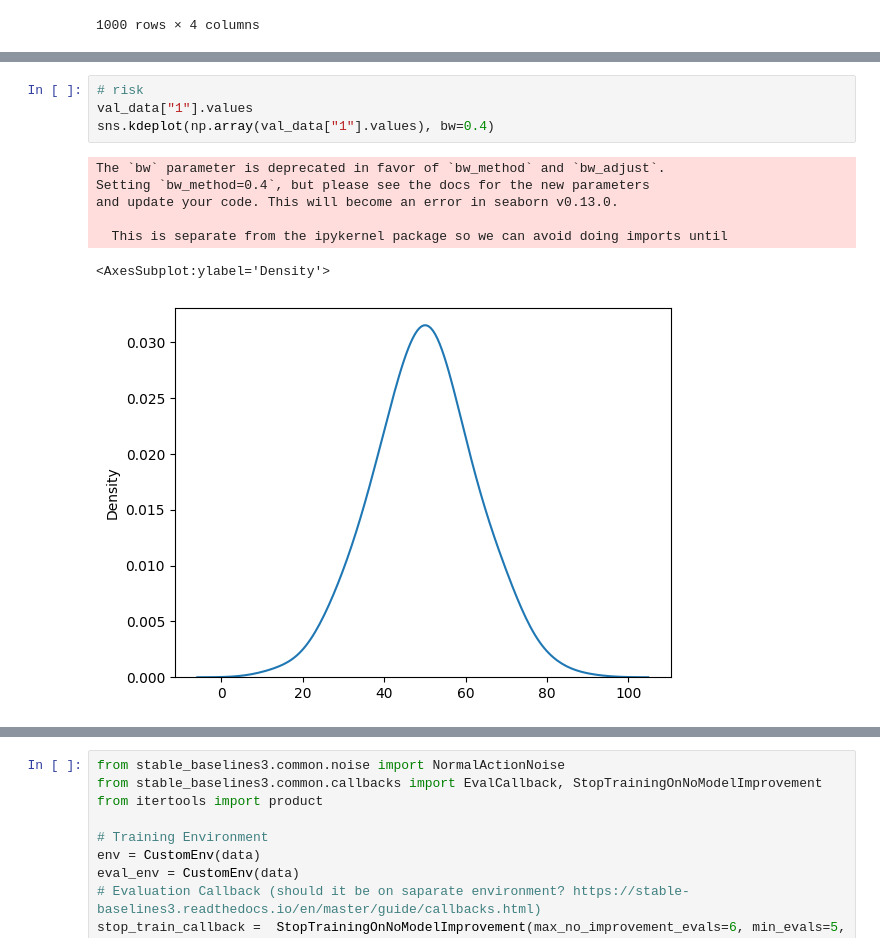
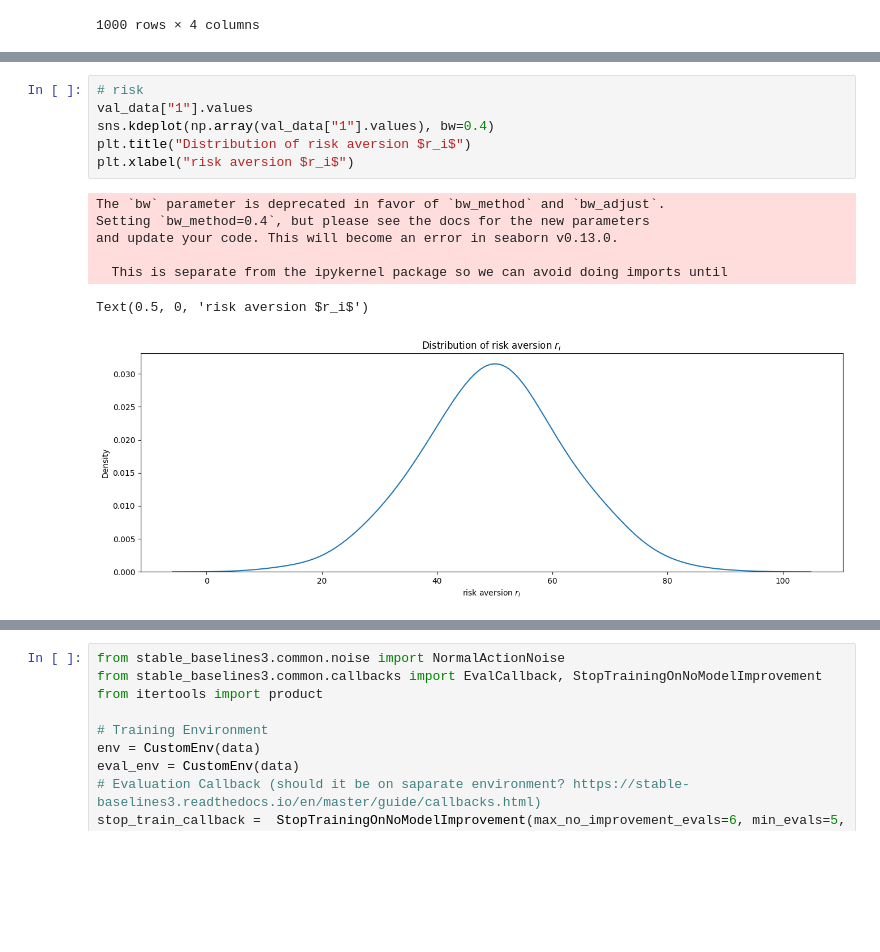
Before and after one commit to CriticalNameError/beastfolio, a Jupyter notebook: data_exploration.ipynb, the cells around one changed output, grey strips where cells are left out. Saved outputs shown, nothing was run; the diff lists cells and outputs as text; blank space fills up the shorter version.

```diff
--- a/data_exploration.ipynb
+++ b/data_exploration.ipynb
@@ -426,15 +445,17 @@ and update your code. This will become an error in seaborn v0.13.0.
 # %%
 # risk
 val_data["1"].values
 sns.kdeplot(np.array(val_data["1"].values), bw=0.4)
+plt.title("Distribution of risk aversion $r_i$")
+plt.xlabel("risk aversion $r_i$")
 # %% [output]
 The `bw` parameter is deprecated in favor of `bw_method` and `bw_adjust`.
 Setting `bw_method=0.4`, but please see the docs for the new parameters
 and update your code. This will become an error in seaborn v0.13.0.
 
   This is separate from the ipykernel package so we can avoid doing imports until
-<AxesSubplot:ylabel='Density'>
+Text(0.5, 0, 'risk aversion $r_i$')
-[figure, old version]
+[figure, new version]
 # %%
 # risk
 import matplotlib.pyplot as plt
```
Also changed, not shown: parts of 10 cells of this notebook, 4 other files.
